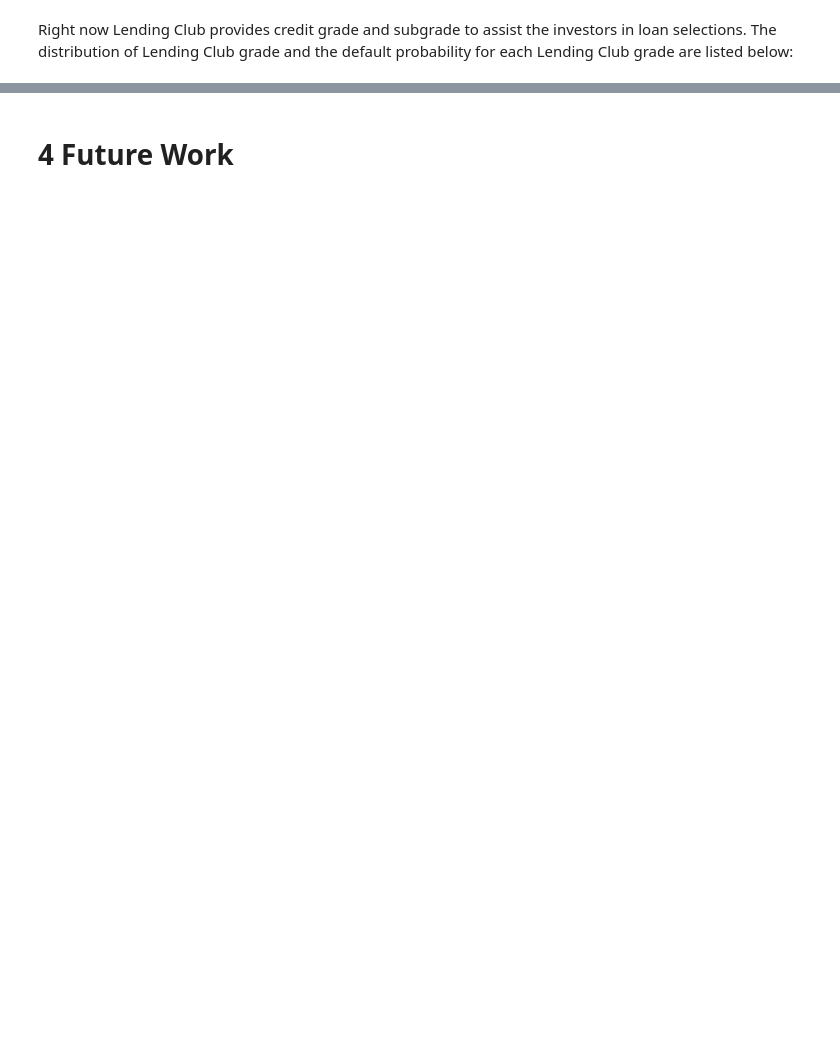
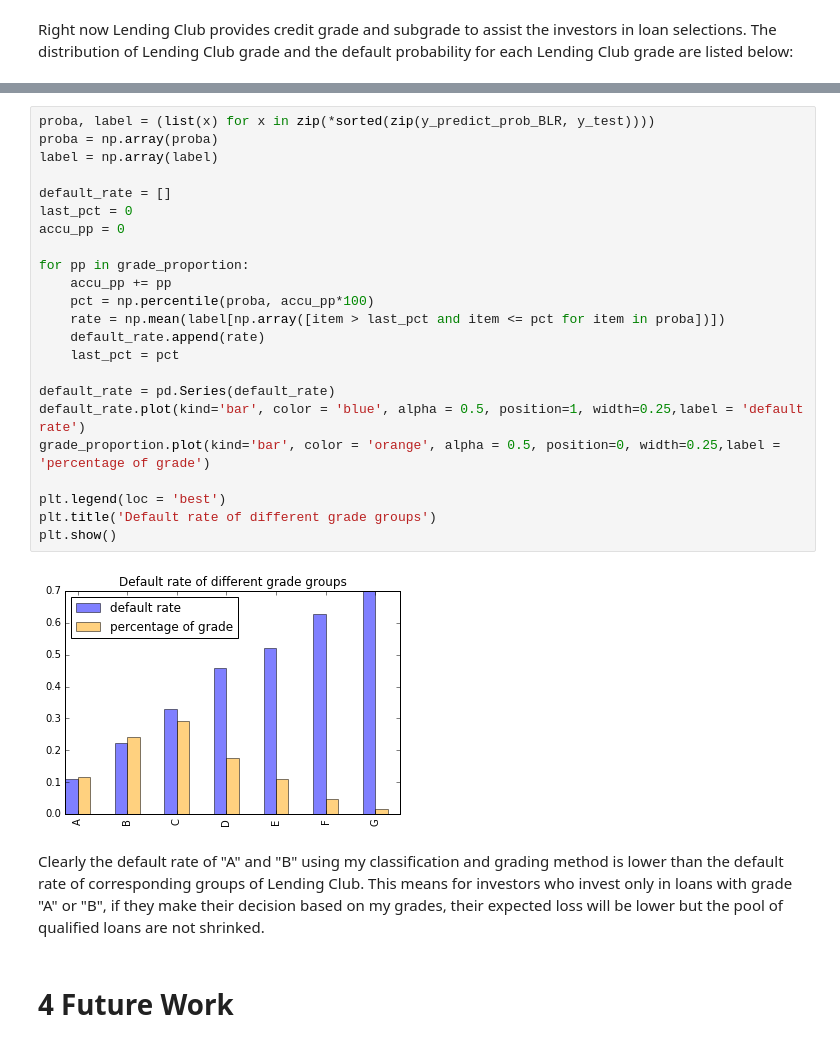
Before and after one commit to urmysunshine007/Ac209_Final_Project_Lending_Club, a Jupyter notebook: final_project.ipynb, the cells around one changed output, grey strips where cells are left out. Drawn from its saved outputs; the diff is of its cells as text; blank space fills up the shorter version.

```diff
--- a/final_project.ipynb
+++ b/final_project.ipynb
@@ -1300,2 +1320,29 @@ Name: grade, dtype: float64
+# %%
+proba, label = (list(x) for x in zip(*sorted(zip(y_predict_prob_BLR, y_test))))
+proba = np.array(proba)
+label = np.array(label)
+
+default_rate = []
+last_pct = 0
+accu_pp = 0
+
+for pp in grade_proportion:
+    accu_pp += pp
+    pct = np.percentile(proba, accu_pp*100)
+    rate = np.mean(label[np.array([item > last_pct and item <= pct for item in proba])])
+    default_rate.append(rate)
+    last_pct = pct
+
+default_rate = pd.Series(default_rate)
+default_rate.plot(kind='bar', color = 'blue', alpha = 0.5, position=1, width=0.25,label = 'default rate')
+grade_proportion.plot(kind='bar', color = 'orange', alpha = 0.5, position=0, width=0.25,label = 'percentage of grade')
+
+plt.legend(loc = 'best')
+plt.title('Default rate of different grade groups')
+plt.show()
+# %% [output]
+[figure, added]
+# %% [markdown]
+Clearly the default rate of "A" and "B" using my classification and grading method is lower than the default rate of corresponding groups of Lending Club. This means for investors who invest only in loans with grade "A" or "B", if they make their decision based on my grades, their expected loss will be lower but the pool of qualified loans are not shrinked.
 # %% [markdown]
 # 4 Future Work
```
Also changed, not shown: parts of 19 cells of this notebook, 2 other files.
